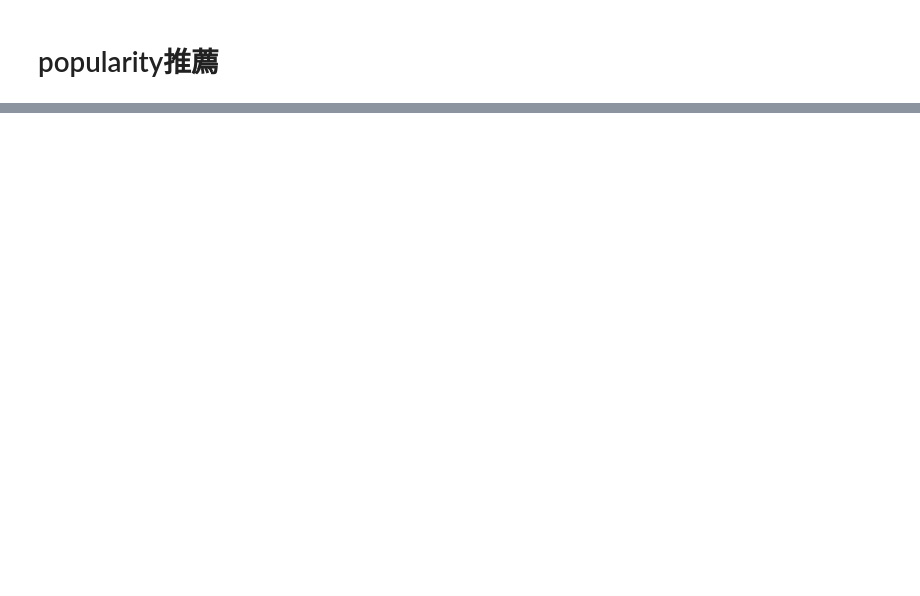
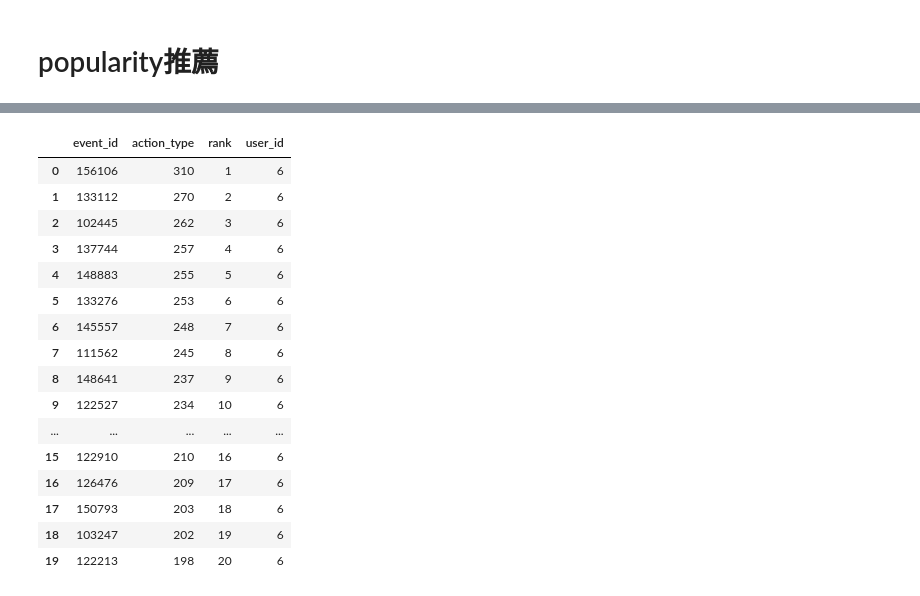
Before and after one commit to OhkaMLsemi/Machi_Kon, a Jupyter notebook: popular_system.ipynb, the cells around one changed output, grey strips where cells are left out. Cells and saved outputs as stored; diff of their text form; code cells hidden in the pictures; blank space fills up the shorter version.

```diff
--- a/popular_system.ipynb
+++ b/popular_system.ipynb
@@ -249,7 +270,7 @@ class PopularityRecommender:
     def get_model_name(self):
         return self.MODEL_NAME
 
-    def recommend_items(self, user_id, items_to_ignore=[], topn=10, verbose=False):
+    def recommend_items(self, user_id, items_to_ignore=[], topn=20, verbose=False):
         recommendations_df = self.popularity_df[~self.popularity_df["event_id"].isin(items_to_ignore)].sort_values("action_type", ascending = False).head(topn)
 
 
@@ -292,0 +295,6 @@ KeyboardInterrupt:
+# %%
+#無視するイベント
+ignore_event_list = []
+events.loc[:,"event_date"] = pd.to_datetime(events["event_start_at"])
+display(events.head())
+ignore_event_list  =list(events.loc[events["event_date"] < pd.to_datetime("2017/9/23"),"event_id"])
@@ -292,0 +309,5 @@ KeyboardInterrupt:
+# %%
+test = pd.read_csv("./data/test.tsv", sep="\t")
+display(test.head())
+print(test.shape)
+user_list = test["user_id"]
@@ -292,0 +322,22 @@ KeyboardInterrupt:
+# %%
+i = 0
+recommends = []
+
+for user in user_list:
+
+    start = time.time() #時間計測
+    i = i +1
+    print("user_id:"+str(user))
+    print("進捗:"+str(i*100/len(user_list))+"%")
+
+    result = popularity_model.recommend_items(user_id =user, items_to_ignore = ignore_event_list)
+    #result = popularity_model.recommend_items(user_id =user)
+    result = result.reset_index(drop = True)
+    result.loc[:,"rank"] = result.index.values + 1
+    result.loc[:,"user_id"] = user
+
+    recommends.append(result)
+
+    elapsed_time = time.time() - start #時間計測ここまで
+    print ("予想残り時間")
+    print(elapsed_time * (len(user_list)-i))
@@ -292,0 +362,20 @@ KeyboardInterrupt:
+# %%
+recommends[1]
+# %% [output]
+|  | event_id | action_type | rank | user_id |
+| 0 | 156106 | 310 | 1 | 6 |
+| 1 | 133112 | 270 | 2 | 6 |
+| 2 | 102445 | 262 | 3 | 6 |
+| 3 | 137744 | 257 | 4 | 6 |
+| 4 | 148883 | 255 | 5 | 6 |
+| 5 | 133276 | 253 | 6 | 6 |
+| 6 | 145557 | 248 | 7 | 6 |
+| 7 | 111562 | 245 | 8 | 6 |
+| 8 | 148641 | 237 | 9 | 6 |
+| 9 | 122527 | 234 | 10 | 6 |
+| ... | ... | ... | ... | ... |
+| 15 | 122910 | 210 | 16 | 6 |
+| 16 | 126476 | 209 | 17 | 6 |
+| 17 | 150793 | 203 | 18 | 6 |
+| 18 | 103247 | 202 | 19 | 6 |
+| 19 | 122213 | 198 | 20 | 6 |
```
Also changed, not shown: parts of 17 cells of this notebook.
